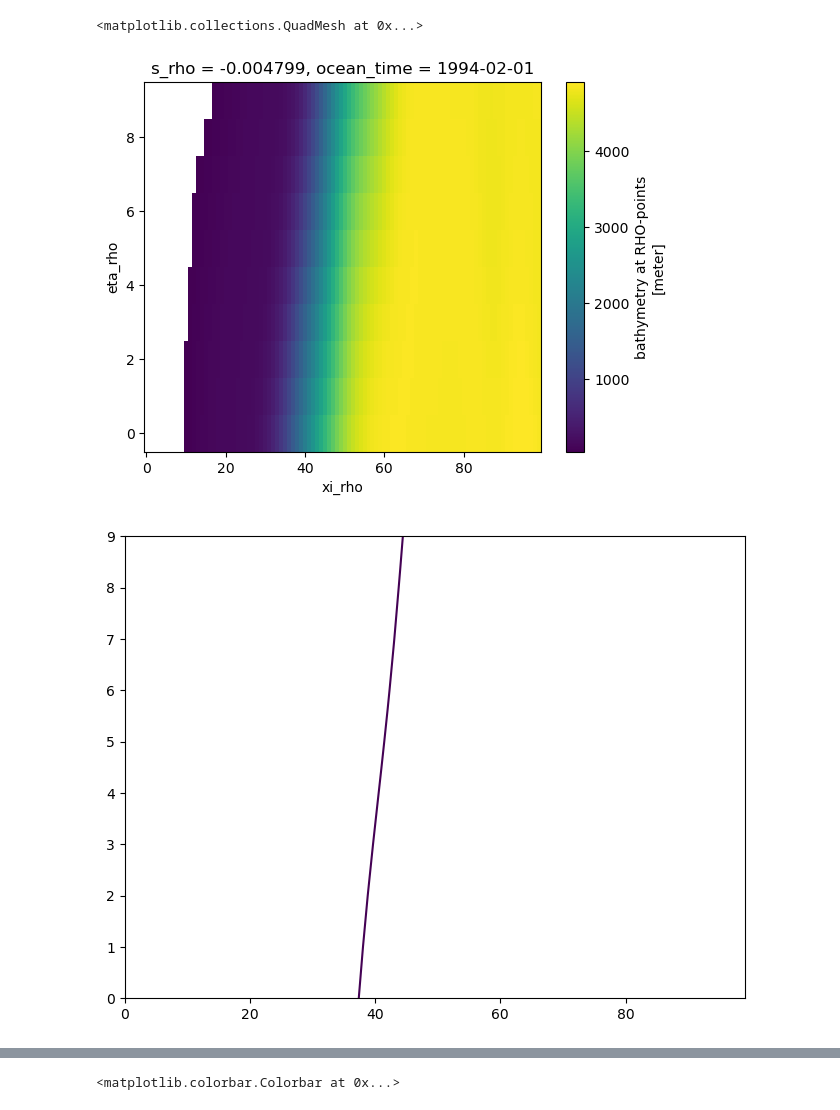
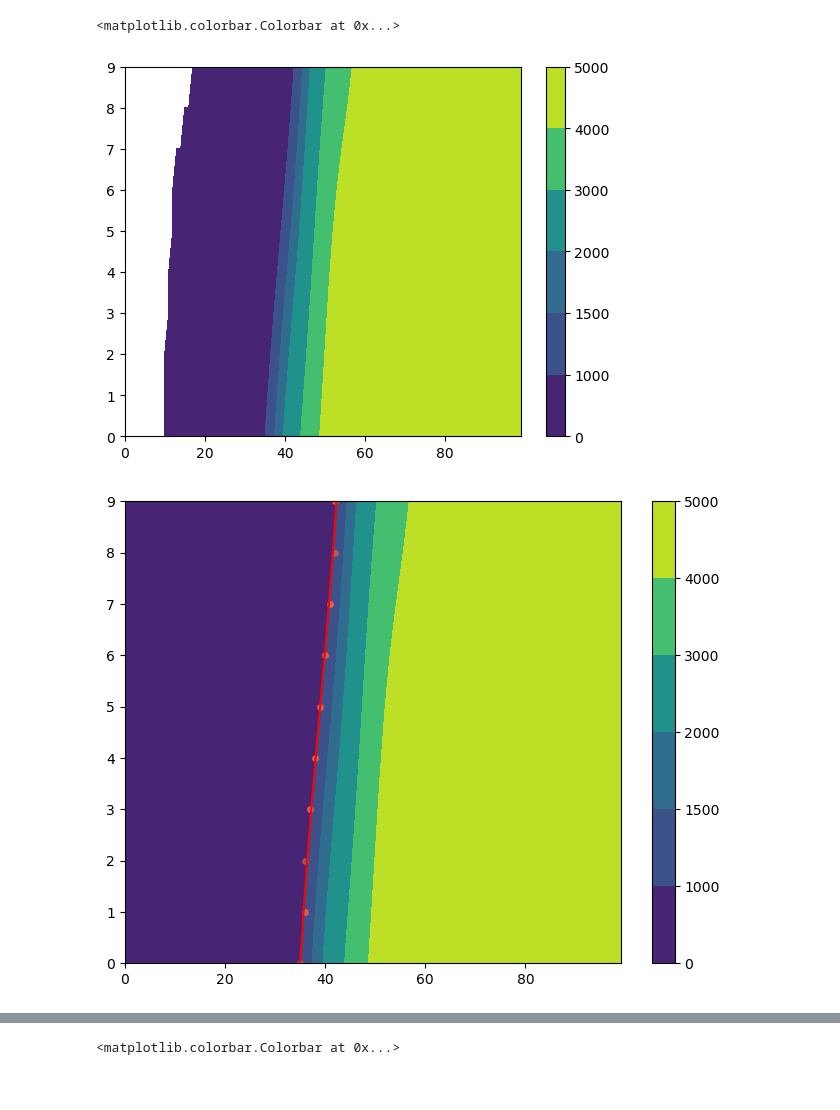
Before and after one commit to fncsobral/waom_notebook, a Jupyter notebook: OHB_shelf/Cross-1500m/testing.ipynb, the cells around one changed output, grey strips where cells are left out. Drawn from its saved outputs; the diff is of its cells as text; code cells hidden in the pictures.

```diff
--- a/OHB_shelf/Cross-1500m/testing.ipynb
+++ b/OHB_shelf/Cross-1500m/testing.ipynb
@@ -46,40 +46,45 @@ land_mask = np.isnan(dg.temp.isel(ocean_time=0, s_rho=-1, eta_rho=eta_slice, xi_
 # Using the mask
 # dg.temp.isel(ocean_time=0, s_rho=-1).where(~land_mask).where(h <= 200).isel(eta_rho=slice(30, -50), xi_rho=slice(30, -170)).plot(y='lat_rho', x='lon_rho')
 h = h.where(~land_mask)
-h.plot()
+plt.contourf(h, levels=[0, 1000, 1500, 2000, 3000, 4000, 5000])
+plt.colorbar()
 # %% [output]
-<matplotlib.collections.QuadMesh at 0x...>
+<matplotlib.colorbar.Colorbar at 0x...>
-[figure, old version]
+[figure, new version]
 # %%
 # Fill in land with zeros:
 h = h.fillna(0)
 # h.where(h<=200).plot()
 # %%
-contour_depth = 1500.
+contour_depth = 1000.
 
 x_var = lon_rho
 y_var = lat_rho
 
 fig = plt.figure(figsize = (8, 6))
 count = 165 # contour 87 for 2000m isobath, 165 for 1500m
 x_contour = []
 y_contour = []
 
 # Create the contour:
-sc = plt.contour(h, levels=[contour_depth])
+sc = plt.contour(h, levels=[contour_depth], colors='red')
+plt.contourf(h, levels=[0, 1000, 1500, 2000, 3000, 4000, 5000])
+plt.colorbar()
 for collection in sc.collections:
     for path in collection.get_paths():
         # print(collection.get_paths())
 
         # count += 1
         # if count ==  212:
         # Write down the lat/lon indices
         for ii in range(np.size(path.vertices[:,0])):
             if int(np.round(path.vertices[ii][0])) < 125:   #FS added to select only the shelf break contour
                 x_contour.append(int(np.round(path.vertices[ii][0])))
                 y_contour.append(int(np.round(path.vertices[ii][1])))
+
+plt.scatter(x_contour, y_contour, s=15, alpha=0.5, color='tomato');
 # %% [output]
-[figure, old version]
+[figure, new version]
 # %%
 plt.plot(x_contour, y_contour, '.')
 # %% [output]
```
Also changed, not shown: parts of 31 cells of this notebook.
